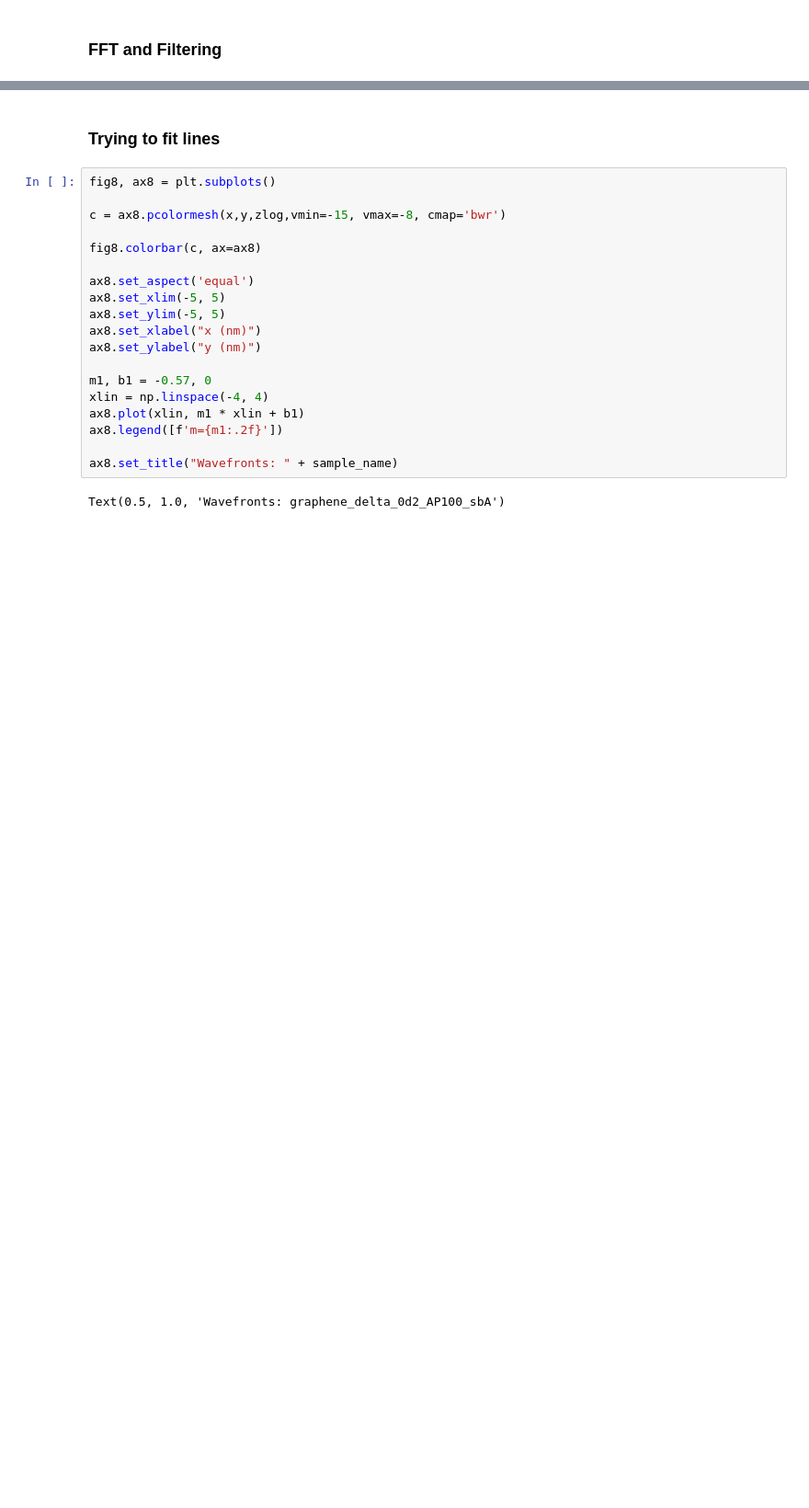
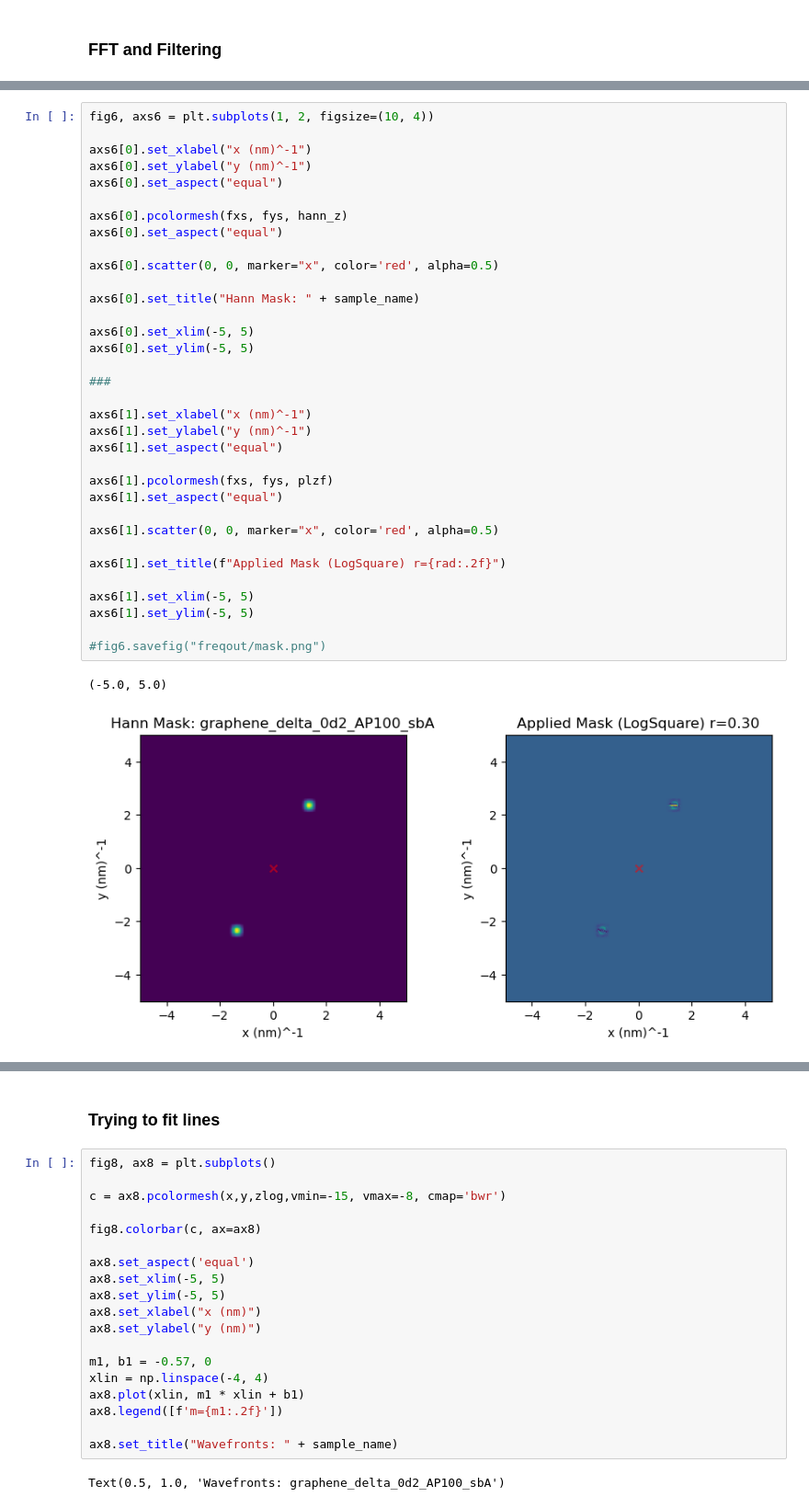
Before and after one commit to HollenLab/QPI-Scattering, a Jupyter notebook: TBCalcs/filtering.ipynb, the cells around one changed output, grey strips where cells are left out. Shown at 92% size. Saved outputs shown, nothing was run; the diff lists cells and outputs as text; blank space fills up the shorter version.

```diff
--- a/TBCalcs/filtering.ipynb
+++ b/TBCalcs/filtering.ipynb
@@ -171,0 +169,37 @@ Text(0.5, 1.0, 'Filter Mask FFT: graphene_delta_0d2_AP100_sbA')
+# %%
+fig6, axs6 = plt.subplots(1, 2, figsize=(10, 4))
+
+axs6[0].set_xlabel("x (nm)^-1")
+axs6[0].set_ylabel("y (nm)^-1")
+axs6[0].set_aspect("equal")
+
+axs6[0].pcolormesh(fxs, fys, hann_z)
+axs6[0].set_aspect("equal")
+
+axs6[0].scatter(0, 0, marker="x", color='red', alpha=0.5)
+
+axs6[0].set_title("Hann Mask: " + sample_name)
+
+axs6[0].set_xlim(-5, 5)
+axs6[0].set_ylim(-5, 5)
+
+###
+
+axs6[1].set_xlabel("x (nm)^-1")
+axs6[1].set_ylabel("y (nm)^-1")
+axs6[1].set_aspect("equal")
+
+axs6[1].pcolormesh(fxs, fys, plzf)
+axs6[1].set_aspect("equal")
+
+axs6[1].scatter(0, 0, marker="x", color='red', alpha=0.5)
+
+axs6[1].set_title(f"Applied Mask (LogSquare) r={rad:.2f}")
+
+axs6[1].set_xlim(-5, 5)
+axs6[1].set_ylim(-5, 5)
+
+#fig6.savefig("freqout/mask.png")
+# %% [output]
+(-5.0, 5.0)
+[figure, added]
```
Also changed, not shown: parts of 18 cells of this notebook, 2 other files.
